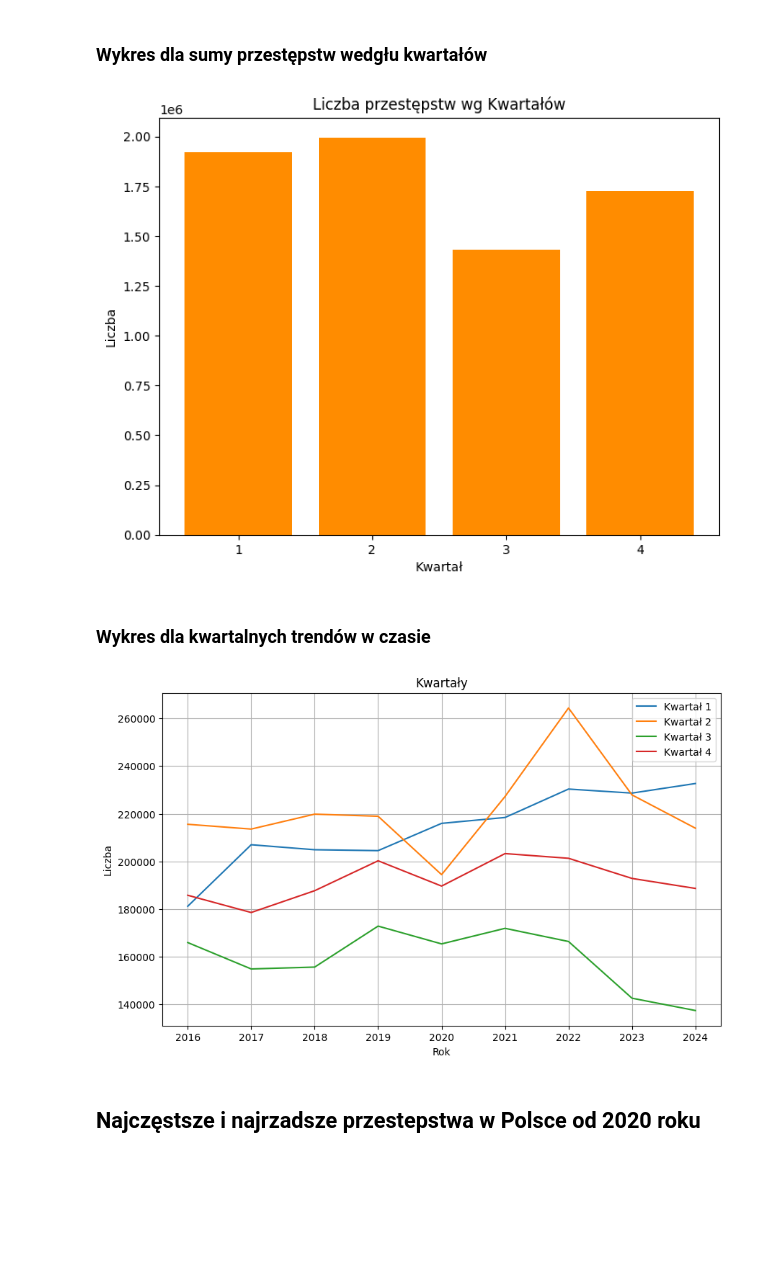
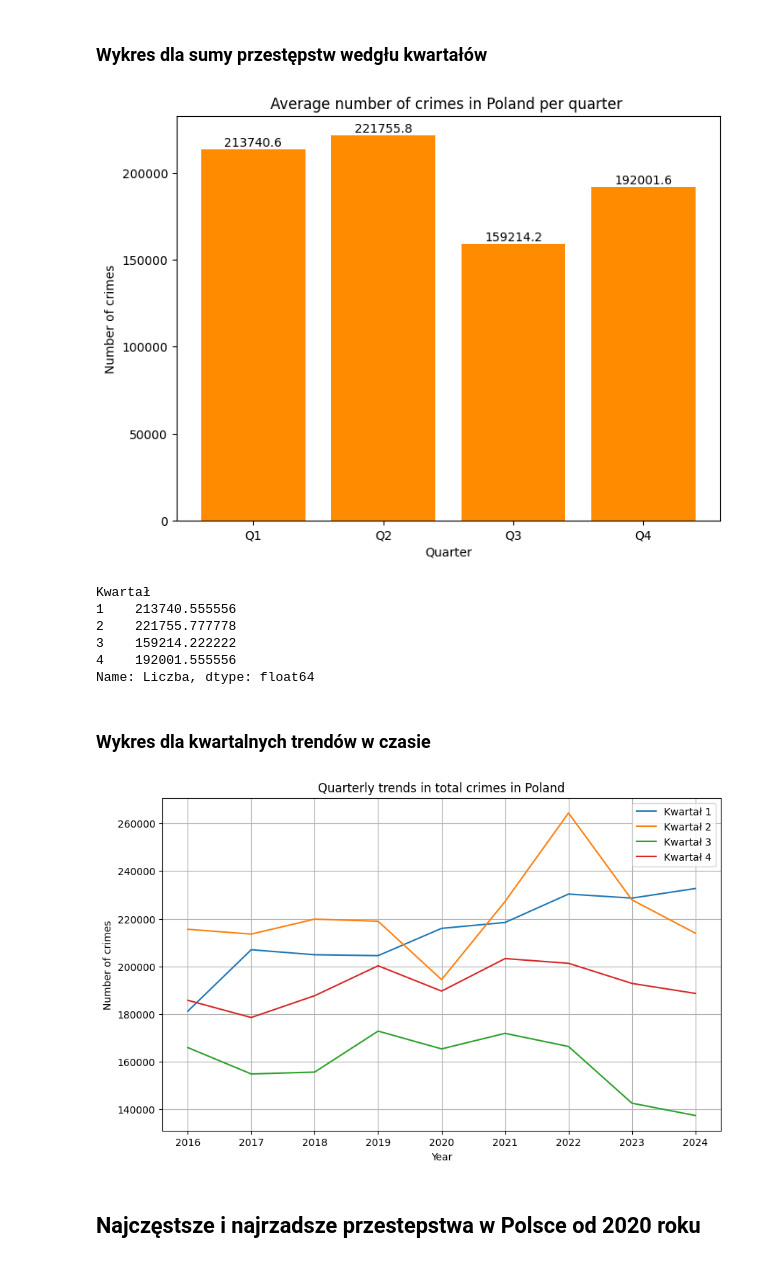
Before and after one commit to wwielakowska/in-ynierka, a Jupyter notebook: crime_code.ipynb, the cells around one changed output. Saved outputs shown, nothing was run; the diff lists cells and outputs as text; code cells hidden in the pictures; blank space fills up the shorter version.

```diff
--- a/crime_code.ipynb
+++ b/crime_code.ipynb
@@ -443,11 +445,15 @@ memory usage: 418.4+ KB
 # %%
 df_poland = df_final[(df_final['Województwo'] == 'POLSKA') & (df_final['Przestępstwo'] == 'ogółem')  & (df_final['Kwartał'] != 0)]
 
+### trend
+df_poland["Trend"] = df_poland["Liczba"].rolling(window=4, center=True).mean()
+
 plt.figure(figsize=(12,7))
 plt.plot(df_poland['Data'], df_poland['Liczba'])
-plt.title('Wykres przestępczości w Polsce – kwartalnie')
-plt.xlabel('Rok i Kwartał')
-plt.ylabel('Liczba przestępstw')
+plt.plot(df_poland['Data'], df_poland['Trend'])
+plt.title('Total number of crimes in Poland (2016-2024)')
+plt.xlabel('Date')
+plt.ylabel('Number of crimes')
 plt.xticks(rotation=45)
 plt.grid(True)
 plt.show()
@@ -499,18 +522,37 @@ wskaźniki:
 ### Wykres dla sumy przestępstw wedgłu kwartałów
 # %%
 #grupujemy dane Polski według kwartałów i sumujemy
-poland_sum = df_poland.groupby('Kwartał')['Liczba'].sum()
+poland_sum = df_poland.groupby('Kwartał')['Liczba'].mean()
 
 
 plt.figure(figsize=(8,6))
-plt.bar(poland_sum.index, poland_sum.values, color='darkorange')
-plt.title('Liczba przestępstw wg Kwartałów')
-plt.ylabel('Liczba')
-plt.xlabel('Kwartał')
-plt.xticks([1, 2, 3, 4], labels=['1', '2', '3', '4'])
+bars = plt.bar(poland_sum.index, poland_sum.values, color='darkorange')
+for bar in bars:
+    height = bar.get_height()
+    plt.text(
+        bar.get_x() + bar.get_width()/2,  # pozycja x na środku słupka
+        height + 0.5,                     # pozycja y trochę nad słupkiem
+        f'{height:.1f}',                  # tekst, np. z 1 miejscem po przecinku
+        ha='center',                      # wyśrodkowanie tekstu
+        va='bottom'                       # tekst zaczyna się od góry słupka
+    )
+plt.title('Average number of crimes in Poland per quarter ')
+plt.ylabel('Number of crimes')
+plt.xlabel('Quarter')
+plt.xticks([1, 2, 3, 4], labels=['Q1', 'Q2', 'Q3', 'Q4'])
 plt.show()
 # %% [output]
-[figure, old version]
+[figure, new version]
+# %%
+poland_mean = df_poland.groupby('Kwartał')['Liczba'].mean()
+poland_mean
+# %% [output]
+Kwartał
+1    213740.555556
+2    221755.777778
+3    159214.222222
+4    192001.555556
+Name: Liczba, dtype: float64
 # %% [markdown]
 ### Wykres dla kwartalnych trendów w czasie
 # %%
@@ -521,14 +563,14 @@ for i in df_poland['Kwartał'].unique():
     plt.plot(df.index, df['Liczba'], label='Kwartał ' + i.astype(str))
 
 
-plt.xlabel('Rok')
-plt.ylabel('Liczba')
-plt.title('Kwartały')
+plt.xlabel('Year')
+plt.ylabel('Number of crimes')
+plt.title('Quarterly trends in total crimes in Poland')
 plt.legend()
 plt.grid(True)
 plt.show()
 # %% [output]
-[figure, old version]
+[figure, new version]
 # %% [markdown]
 ## Najczęstsze i najrzadsze przestepstwa w Polsce od 2020 roku
 # %%
```
Also changed, not shown: parts of 63 cells of this notebook, 12 other files.
